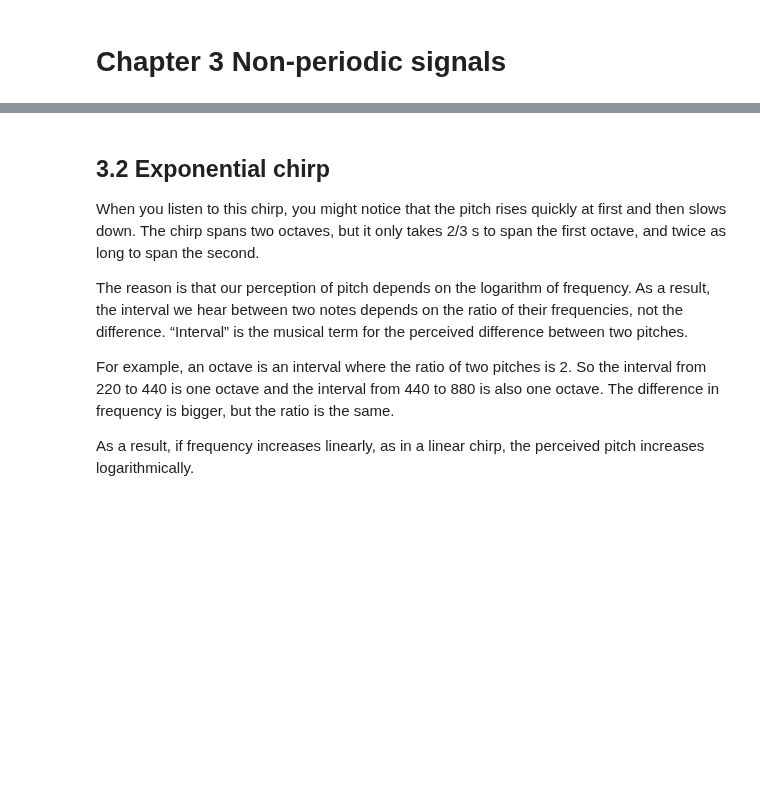
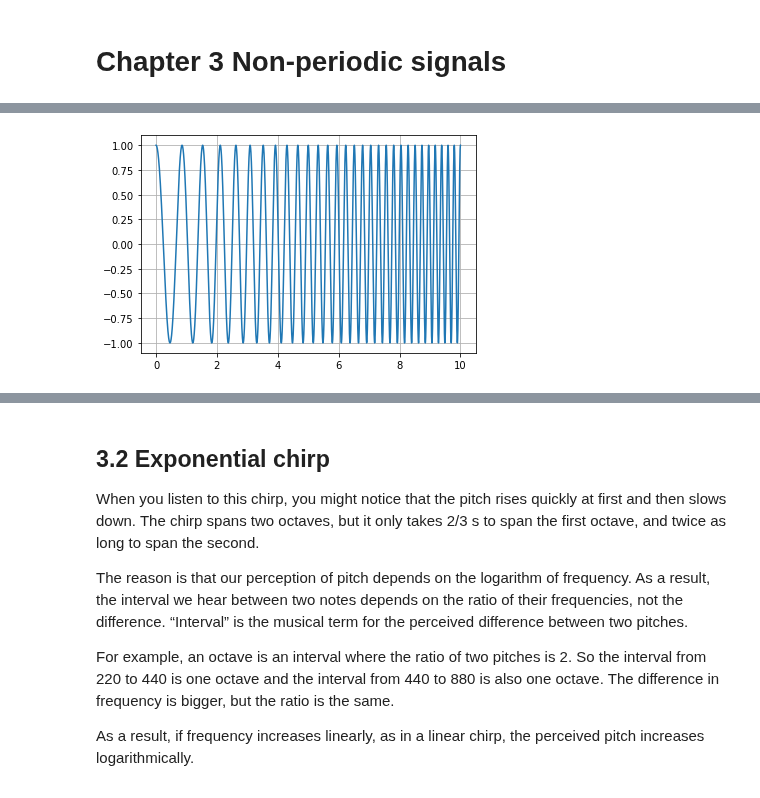
Before and after one commit to renyuanL/_ryDsp2020, a Jupyter notebook: code/ch03.ipynb, the cells around one changed output, grey strips where cells are left out. Drawn from its saved outputs; the diff is of its cells as text; code cells hidden in the pictures; blank space fills up the shorter version.

```diff
--- a/code/ch03.ipynb
+++ b/code/ch03.ipynb
@@ -115,0 +49,18 @@ In other words, frequency is the derivative of phase. Conversely, phase is the i
+# %%
+import numpy as np
+import matplotlib.pyplot as pl
+
+import scipy.signal
+
+#scipy.signal.chirp?
+
+t= np.linspace(0, 10, 10001) # 10 sec
+w= scipy.signal.chirp(t,
+                      f0= 1, # starting at 1 Hz
+                      f1= 5, # ending at 5 Hz
+                      t1=10, # within 10 sec
+                      method= 'linear')
+pl.plot(t,w)
+pl.grid()
+# %% [output]
+[figure, added]
```
Also changed, not shown: parts of 13 cells of this notebook, 2 other files.
